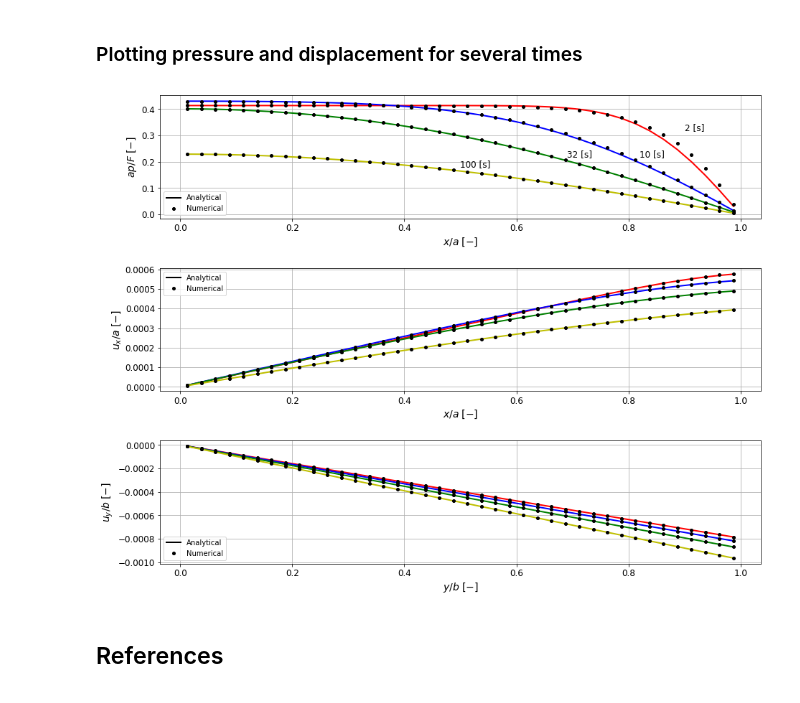
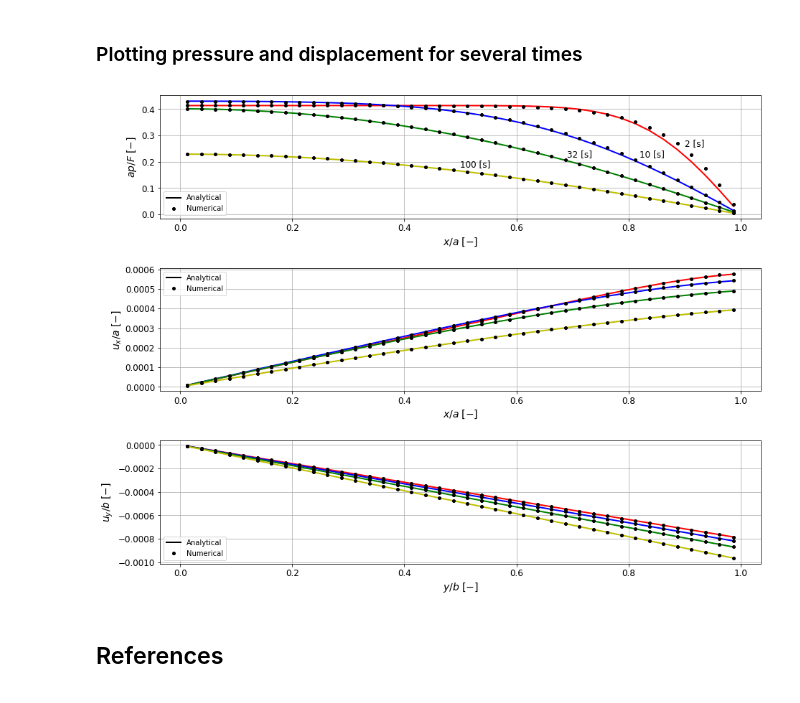
Before and after one commit to jhabriel/pp-implementations, a Jupyter notebook: poroelasticity/mandel/mandel.ipynb, the cells around one changed output. Cells and saved outputs as stored; diff of their text form; code cells hidden in the pictures.

Commit message:
Changed location of time labels in plot

```diff
--- a/poroelasticity/mandel/mandel.ipynb
+++ b/poroelasticity/mandel/mandel.ipynb
@@ -688,35 +688,35 @@ ax1.plot([],[],'ok',label = 'Numerical',markersize = 4)
 ax1.set_xlabel(r'$x/a \; [-]$',fontsize = 14)
 ax1.set_ylabel(r'$ap/F \; [-]$',fontsize = 14)
 ax1.grid(True)
-ax1.text(0.9, 0.32, '2 [s]',fontsize=12)
+ax1.text(0.9, 0.26, '2 [s]',fontsize=12)
 ax1.text(0.82, 0.22, '10 [s]',fontsize=12)
 ax1.text(0.69, 0.22, '32 [s]',fontsize=12)
 ax1.text(0.5, 0.18, '100 [s]',fontsize=12)
 ax1.legend(loc='lower left')
 ax1.tick_params(axis='both',which='major',labelsize=12)
 
 ax2.plot([],[],'-k',linewidth = 2,label = 'Analytical')
 ax2.plot([],[],'ok',label = 'Numerical',markersize = 4)
 ax2.set_xlabel(r'$x/a \; [-]$',fontsize = 14)
 ax2.set_ylabel(r'$u_x/a \; [-]$',fontsize = 14)
 ax2.grid(True)
 ax2.legend(loc='upper left')
 ax2.tick_params(axis='both',which='major',labelsize=12)
 
 
 ax3.plot([],[],'-k',linewidth = 2,label = 'Analytical')
 ax3.plot([],[],'ok',label = 'Numerical',markersize=4)
 ax3.set_xlabel(r'$y/b \; [-]$',fontsize = 14)
 ax3.set_ylabel(r'$u_y/b \; [-]$',fontsize = 14)
 ax3.grid(True)
 ax3.legend(loc='lower left')
 ax3.tick_params(axis='both',which='major',labelsize=12)
 
 
 plt.subplots_adjust(hspace=0.4)
 plt.show()
 # %% [output]
-[figure, old version]
+[figure, new version]
 # %% [markdown]
 ## References
 <a id='ref'></a>
```
